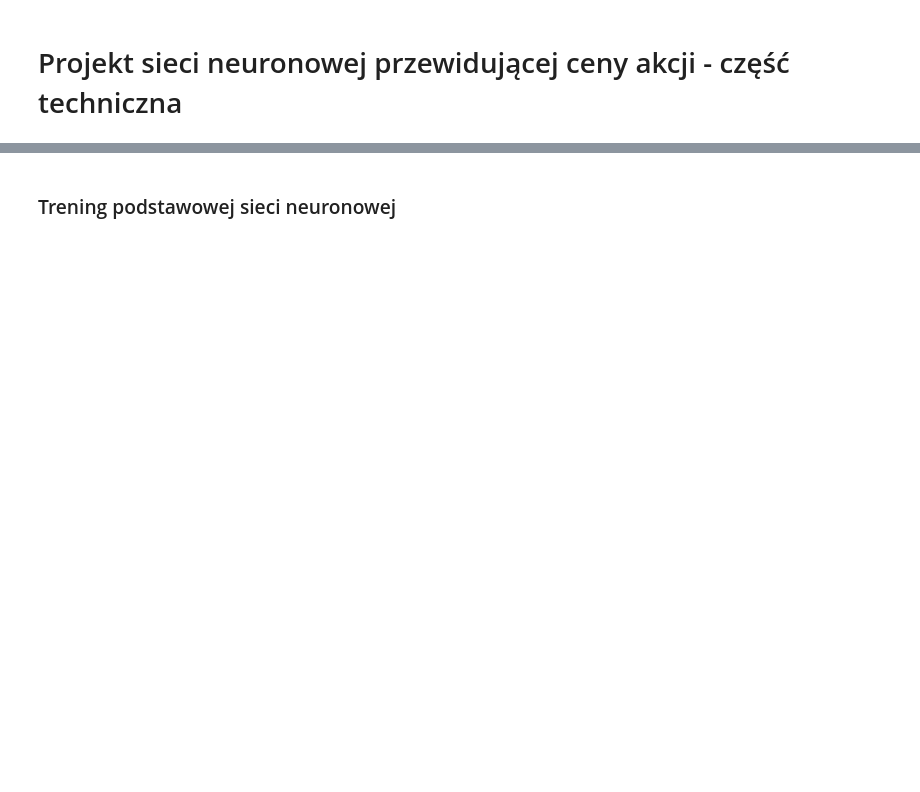
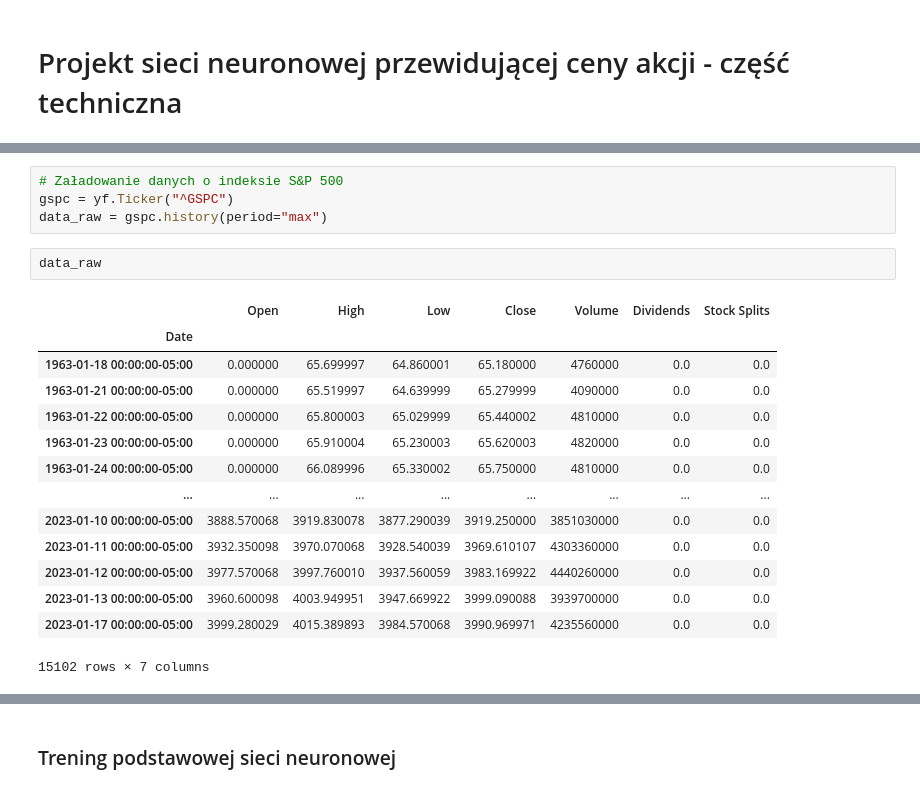
Before and after one commit to bartoszsklodowski/stock_values_NN, a Jupyter notebook: ceny_akcji.ipynb, the cells around one changed output, grey strips where cells are left out. Drawn from its saved outputs; the diff is of its cells as text; blank space fills up the shorter version.

```diff
--- a/ceny_akcji.ipynb
+++ b/ceny_akcji.ipynb
@@ -2,0 +18,21 @@
+# %%
+# Załadowanie danych o indeksie S&P 500
+gspc = yf.Ticker("^GSPC")
+data_raw = gspc.history(period="max")
+# %%
+data_raw
+# %% [output]
+|  | Open | High | Low | Close | Volume | Dividends | Stock Splits |
+| Date |  |  |  |  |  |  |  |
+| 1963-01-18 00:00:00-05:00 | 0.000000 | 65.699997 | 64.860001 | 65.180000 | 4760000 | 0.0 | 0.0 |
+| 1963-01-21 00:00:00-05:00 | 0.000000 | 65.519997 | 64.639999 | 65.279999 | 4090000 | 0.0 | 0.0 |
+| 1963-01-22 00:00:00-05:00 | 0.000000 | 65.800003 | 65.029999 | 65.440002 | 4810000 | 0.0 | 0.0 |
+| 1963-01-23 00:00:00-05:00 | 0.000000 | 65.910004 | 65.230003 | 65.620003 | 4820000 | 0.0 | 0.0 |
+| 1963-01-24 00:00:00-05:00 | 0.000000 | 66.089996 | 65.330002 | 65.750000 | 4810000 | 0.0 | 0.0 |
+| ... | ... | ... | ... | ... | ... | ... | ... |
+| 2023-01-10 00:00:00-05:00 | 3888.570068 | 3919.830078 | 3877.290039 | 3919.250000 | 3851030000 | 0.0 | 0.0 |
+| 2023-01-11 00:00:00-05:00 | 3932.350098 | 3970.070068 | 3928.540039 | 3969.610107 | 4303360000 | 0.0 | 0.0 |
+| 2023-01-12 00:00:00-05:00 | 3977.570068 | 3997.760010 | 3937.560059 | 3983.169922 | 4440260000 | 0.0 | 0.0 |
+| 2023-01-13 00:00:00-05:00 | 3960.600098 | 4003.949951 | 3947.669922 | 3999.090088 | 3939700000 | 0.0 | 0.0 |
+| 2023-01-17 00:00:00-05:00 | 3999.280029 | 4015.389893 | 3984.570068 | 3990.969971 | 4235560000 | 0.0 | 0.0 |
+15102 rows × 7 columns
```
Also changed, not shown: parts of 24 cells of this notebook.
